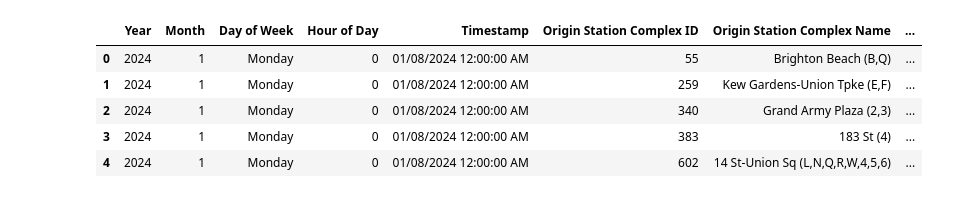
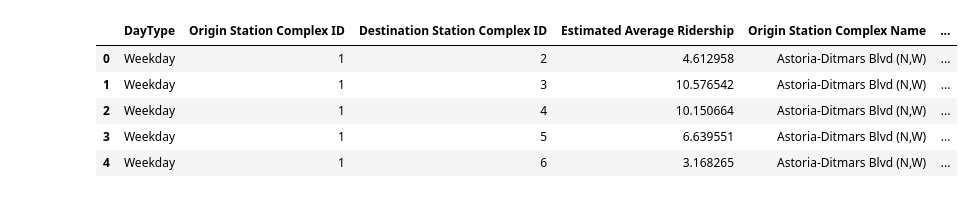
Before and after one commit to Person-Maink/NYCPublicTransportProject, a Jupyter notebook: src/maps.ipynb, the cells around one changed output. Saved outputs shown, nothing was run; the diff lists cells and outputs as text; code cells hidden in the pictures.

```diff
--- a/src/maps.ipynb
+++ b/src/maps.ipynb
@@ -10,15 +10,16 @@ import copy
 from tqdm import tqdm
 import re
 # %%
-df = pd.read_csv("data/nyc_week_agg_2024_08012024_09012024.csv")
+df_agg = pd.read_csv("../data/weekday_weekend_aggregated.csv")
 # %%
-df.head()
+df_agg.rename(columns={"mean_estimated_average_ridership": "Estimated Average Ridership"}, inplace=True)
+df_agg.head()
 # print(df.dtypes)
 # %% [output]
-|  | Year | Month | Day of Week | Hour of Day | Timestamp | Origin Station Complex ID | Origin Station Complex Name | ... |
-| 0 | 2024 | 1 | Monday | 0 | 01/08/2024 12:00:00 AM | 55 | Brighton Beach (B,Q) | ... |
-| 1 | 2024 | 1 | Monday | 0 | 01/08/2024 12:00:00 AM | 259 | Kew Gardens-Union Tpke (E,F) | ... |
-| 2 | 2024 | 1 | Monday | 0 | 01/08/2024 12:00:00 AM | 340 | Grand Army Plaza (2,3) | ... |
-| 3 | 2024 | 1 | Monday | 0 | 01/08/2024 12:00:00 AM | 383 | 183 St (4) | ... |
-| 4 | 2024 | 1 | Monday | 0 | 01/08/2024 12:00:00 AM | 602 | 14 St-Union Sq (L,N,Q,R,W,4,5,6) | ... |
+|  | DayType | Origin Station Complex ID | Destination Station Complex ID | Estimated Average Ridership | Origin Station Complex Name | ... |
+| 0 | Weekday | 1 | 2 | 4.612958 | Astoria-Ditmars Blvd (N,W) | ... |
+| 1 | Weekday | 1 | 3 | 10.576542 | Astoria-Ditmars Blvd (N,W) | ... |
+| 2 | Weekday | 1 | 4 | 10.150664 | Astoria-Ditmars Blvd (N,W) | ... |
+| 3 | Weekday | 1 | 5 | 6.639551 | Astoria-Ditmars Blvd (N,W) | ... |
+| 4 | Weekday | 1 | 6 | 3.168265 | Astoria-Ditmars Blvd (N,W) | ... |
 # %%
```
Also changed, not shown: parts of 7 cells of this notebook, 5 other files.
